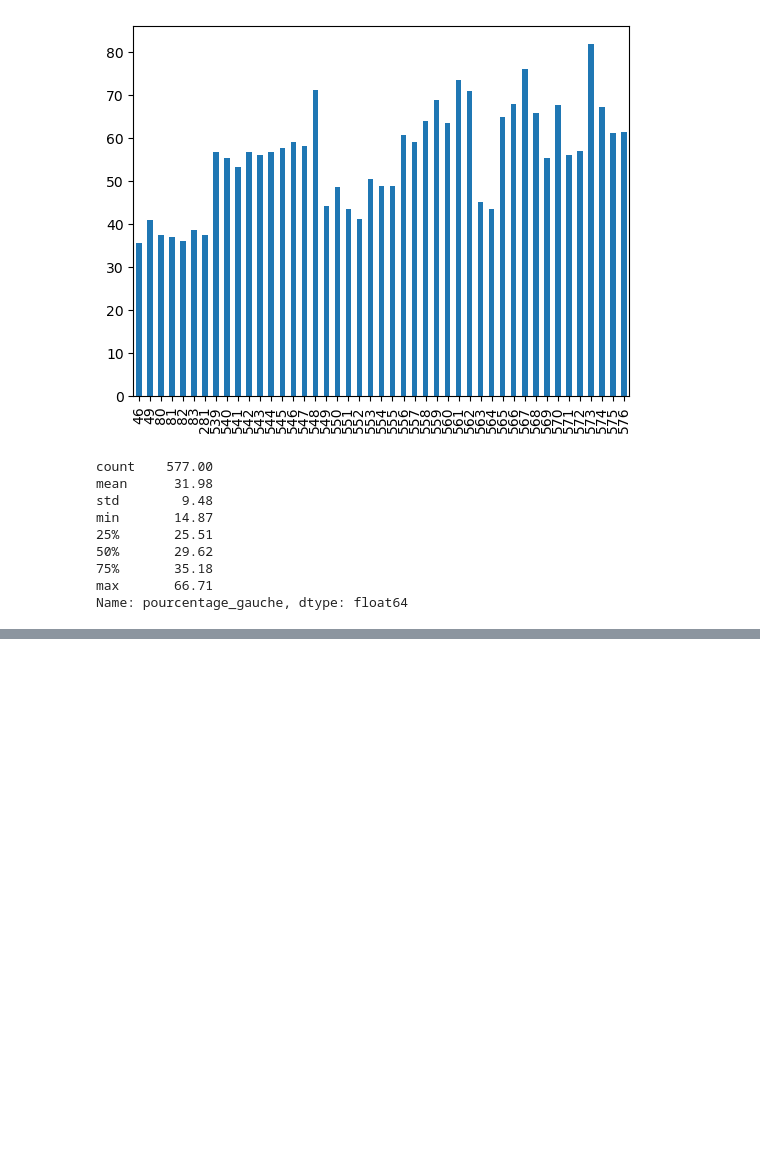
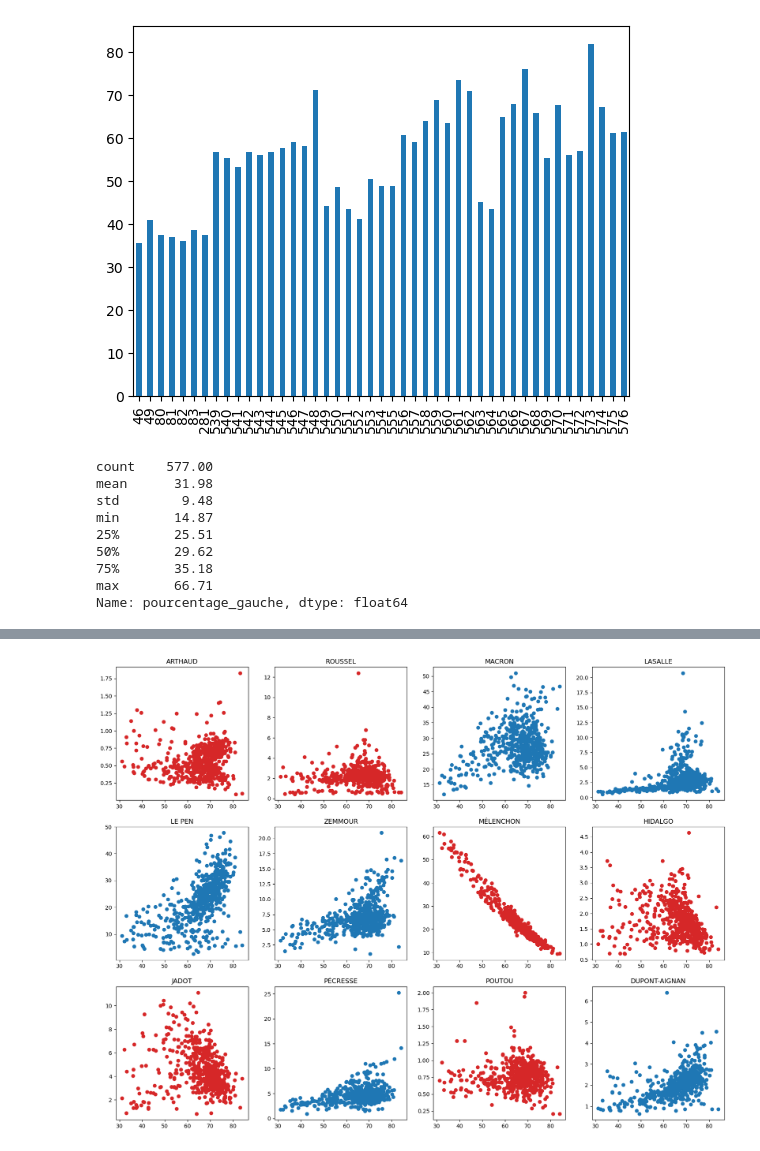
Before and after one commit to Blanchard-Floriane/Datas_W4_Presidentielles_2022, a Jupyter notebook: Election_présidentielle_avrile_2022_paul.ipynb, the cells around one changed output, grey strips where cells are left out. Drawn from its saved outputs; the diff is of its cells as text; code cells hidden in the pictures; blank space fills up the shorter version.

```diff
--- a/Election_présidentielle_avrile_2022_paul.ipynb
+++ b/Election_présidentielle_avrile_2022_paul.ipynb
@@ -139,0 +209,31 @@ dtype: float64
+# %%
+fig,axes = plt.subplots(3,4)
+fig.set_size_inches(20,15)
+
+axes[0,0].scatter(resultat["pourcentage_droite"], resultat["% Voix/Exp_1"], color="C3")
+axes[0,0].set(title="ARTHAUD")
+axes[0,1].scatter(resultat["pourcentage_droite"], resultat["% Voix/Exp_2"], color="C3")
+axes[0,1].set(title="ROUSSEL")
+axes[0,2].scatter(resultat["pourcentage_droite"], resultat["% Voix/Exp_3"])
+axes[0,2].set(title="MACRON")
+axes[0,3].scatter(resultat["pourcentage_droite"], resultat["% Voix/Exp_4"])
+axes[0,3].set(title="LASALLE")
+axes[1,0].scatter(resultat["pourcentage_droite"], resultat["% Voix/Exp_5"])
+axes[1,0].set(title="LE PEN")
+axes[1,1].scatter(resultat["pourcentage_droite"], resultat["% Voix/Exp_6"])
+axes[1,1].set(title="ZEMMOUR")
+axes[1,2].scatter(resultat["pourcentage_droite"], resultat["% Voix/Exp_7"], color="C3")
+axes[1,2].set(title="MÉLENCHON")
+axes[1,3].scatter(resultat["pourcentage_droite"], resultat["% Voix/Exp_8"], color="C3")
+axes[1,3].set(title="HIDALGO")
+axes[2,0].scatter(resultat["pourcentage_droite"], resultat["% Voix/Exp_9"], color="C3")
+axes[2,0].set(title="JADOT")
+axes[2,1].scatter(resultat["pourcentage_droite"], resultat["% Voix/Exp_10"])
+axes[2,1].set(title="PÉCRESSE")
+axes[2,2].scatter(resultat["pourcentage_droite"], resultat["% Voix/Exp_11"], color="C3")
+axes[2,2].set(title="POUTOU")
+axes[2,3].scatter(resultat["pourcentage_droite"], resultat["% Voix/Exp_12"])
+axes[2,3].set(title="DUPONT-AIGNAN")
+plt.show()
+# %% [output]
+[figure, added]
```
Also changed, not shown: parts of 7 cells of this notebook.
